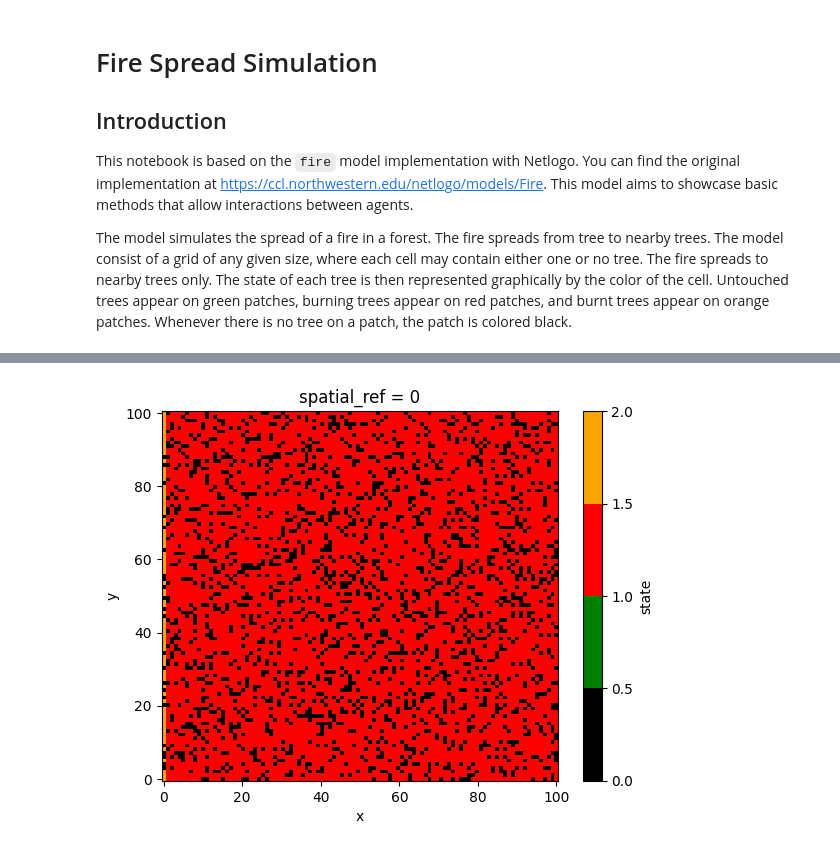
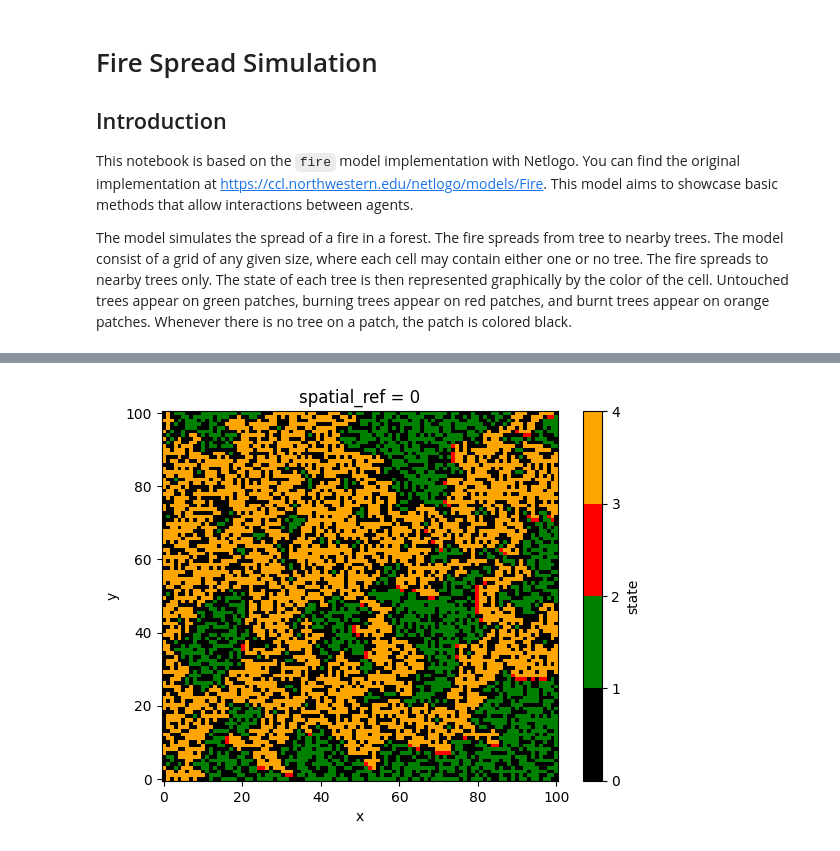
Before and after one commit to ABSESpy/ABSESpy, a Jupyter notebook: docs/tutorial/beginner/fire_tutorial.ipynb, the cells around one changed output, grey strips where cells are left out. Cells and saved outputs as stored; diff of their text form; code cells hidden in the pictures.

Commit message:
Modified fire tutorial

```diff
--- a/docs/tutorial/beginner/fire_tutorial.ipynb
+++ b/docs/tutorial/beginner/fire_tutorial.ipynb
@@ -9,8 +152,11 @@ As usual, the basis of any ABSESpy model are the MainModel and the Actor classes
 # %%
-from tests.examples.fire import Forest
+cfg = {"model": {"density": 0.6, "shape": (100, 100)}, "time": {"end": 25}}
 
-cfg = {"model": {"density": 0.8, "shape": (100, 100)}, "time": {"end": 50}}
-
+# Instantiate the model and set it up.
 model = Forest(parameters=cfg)
 model.setup()
+
+# Run and plot final state
+model.run_model()
+model.plot_state()
 # %% [output]
@@ -21,4 +171 @@ model.setup()
+[figure, added]
-# %%
-model.plot_state()
-# %% [output]
-[figure, removed]
```
Also changed, not shown: parts of 27 cells of this notebook, 6 other files.
